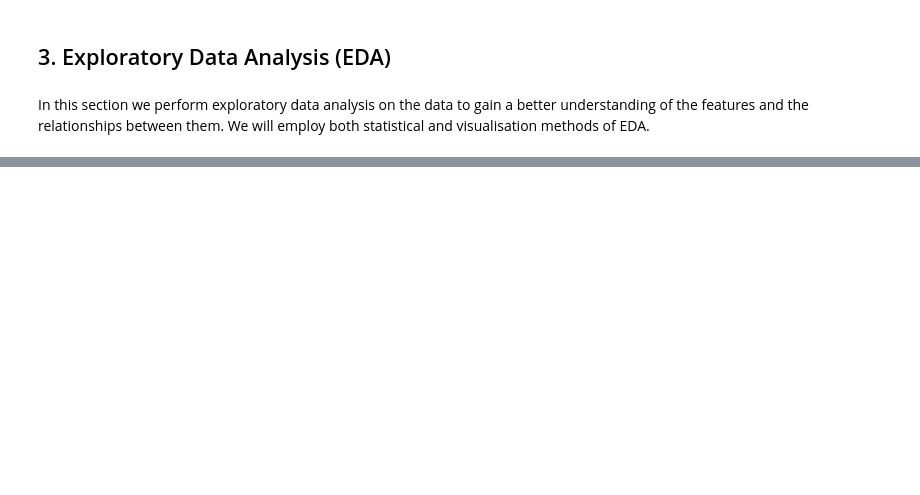
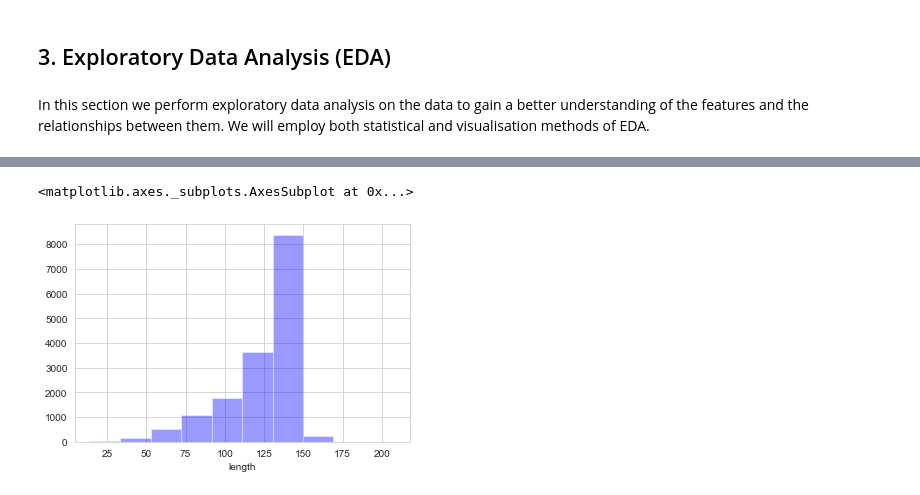
Before and after one commit to mainamwangi49/EXPLORE-TEAM-NM2-classification-predict-streamlit, a Jupyter notebook: AC_Predict.ipynb, the cells around one changed output, grey strips where cells are left out. Saved outputs shown, nothing was run; the diff lists cells and outputs as text; code cells hidden in the pictures; blank space fills up the shorter version.

```diff
--- a/AC_Predict.ipynb
+++ b/AC_Predict.ipynb
@@ -280,0 +217,3 @@ sub.to_csv('./submission.csv',index=False)
+# %%
+train_copy['length'] = train_copy['message'].apply(len)
+train_copy.head()
@@ -280,0 +237,6 @@ sub.to_csv('./submission.csv',index=False)
+# %%
+#distribution of tweets length in the train data
+sns.distplot(train_copy['length'],bins=10,kde=False,color='blue')
+# %% [output]
+<matplotlib.axes._subplots.AxesSubplot at 0x...>
+[figure, added]
```
Also changed, not shown: parts of 127 cells of this notebook.
